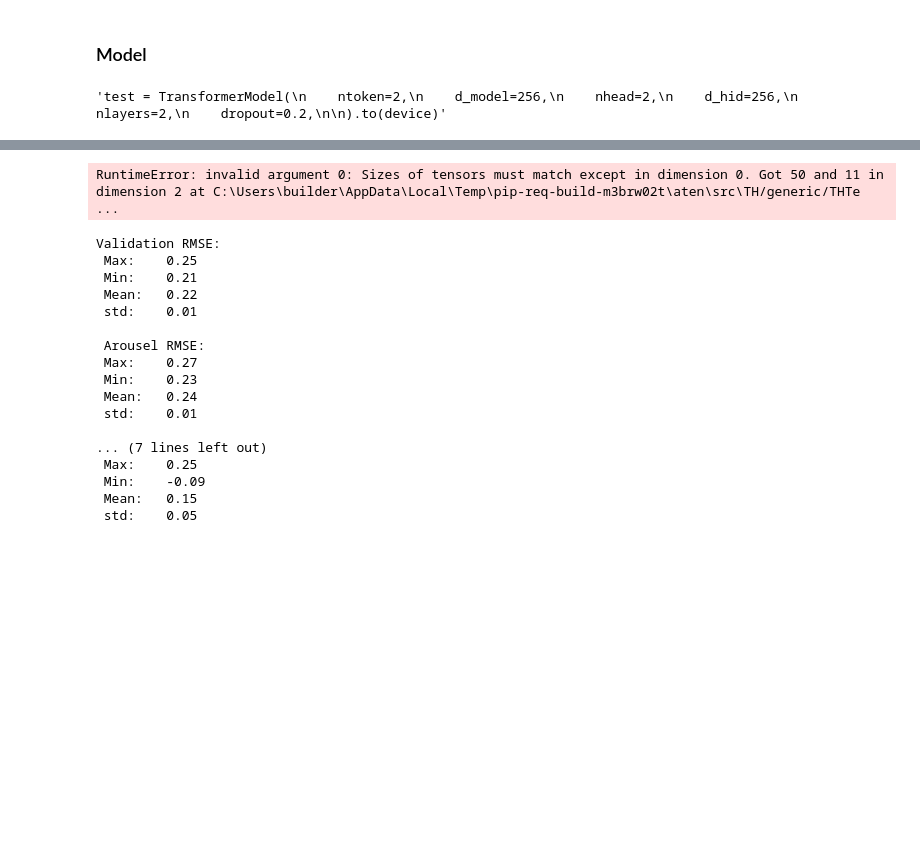
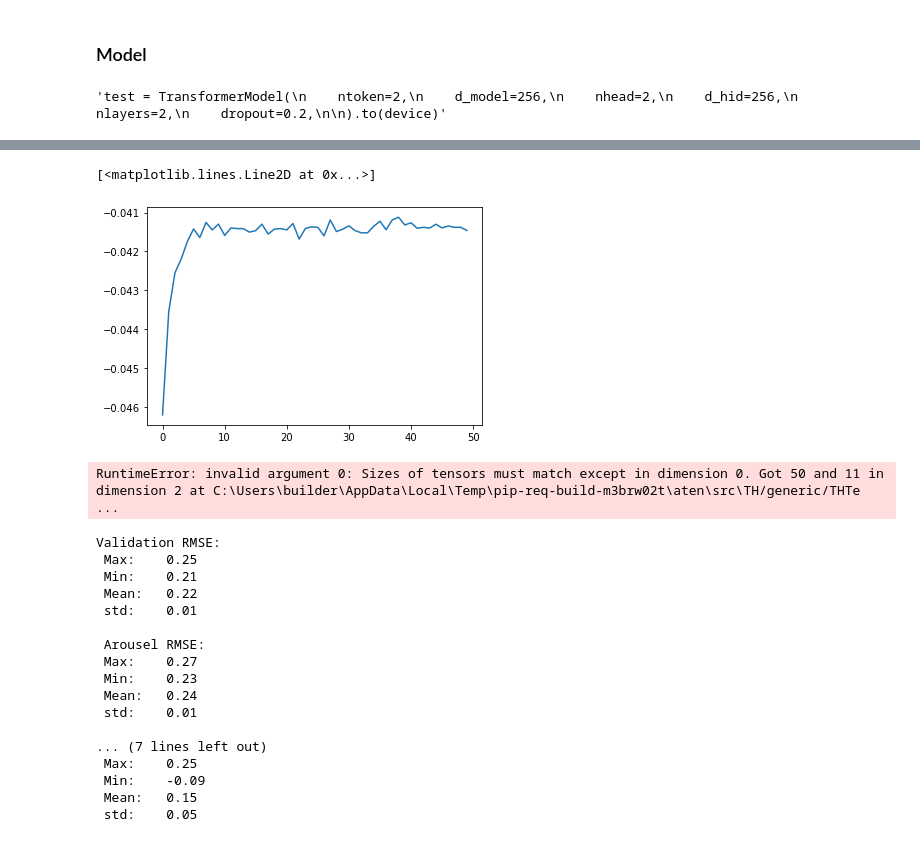
Before and after one commit to victor-42/music-emotion-detection, a Jupyter notebook: rnn.ipynb, the cells around one changed output, grey strips where cells are left out. Saved outputs shown, nothing was run; the diff lists cells and outputs as text; code cells hidden in the pictures; blank space fills up the shorter version.

```diff
--- a/rnn.ipynb
+++ b/rnn.ipynb
@@ -280,3 +280,8 @@ plt.plot(train_loss[:, 0], train_loss[:, 1])
+# %%
+plt.plot(val_loss[:, 0], val_loss[:, 2])
+# %% [output]
+[<matplotlib.lines.Line2D at 0x...>]
+[figure, added]
 # %%
 for x, y in train_loader:
     print(x.size())
```
Also changed, not shown: parts of 12 cells of this notebook, 1 other file.
